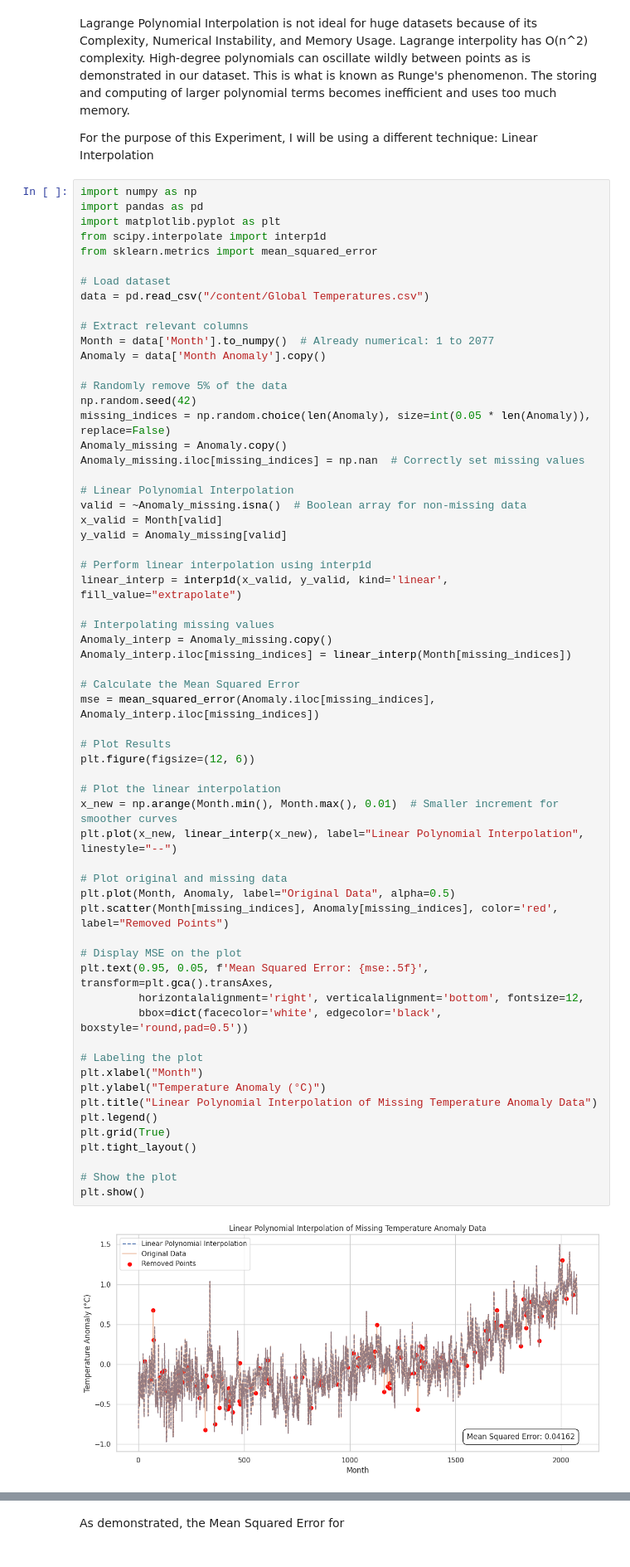
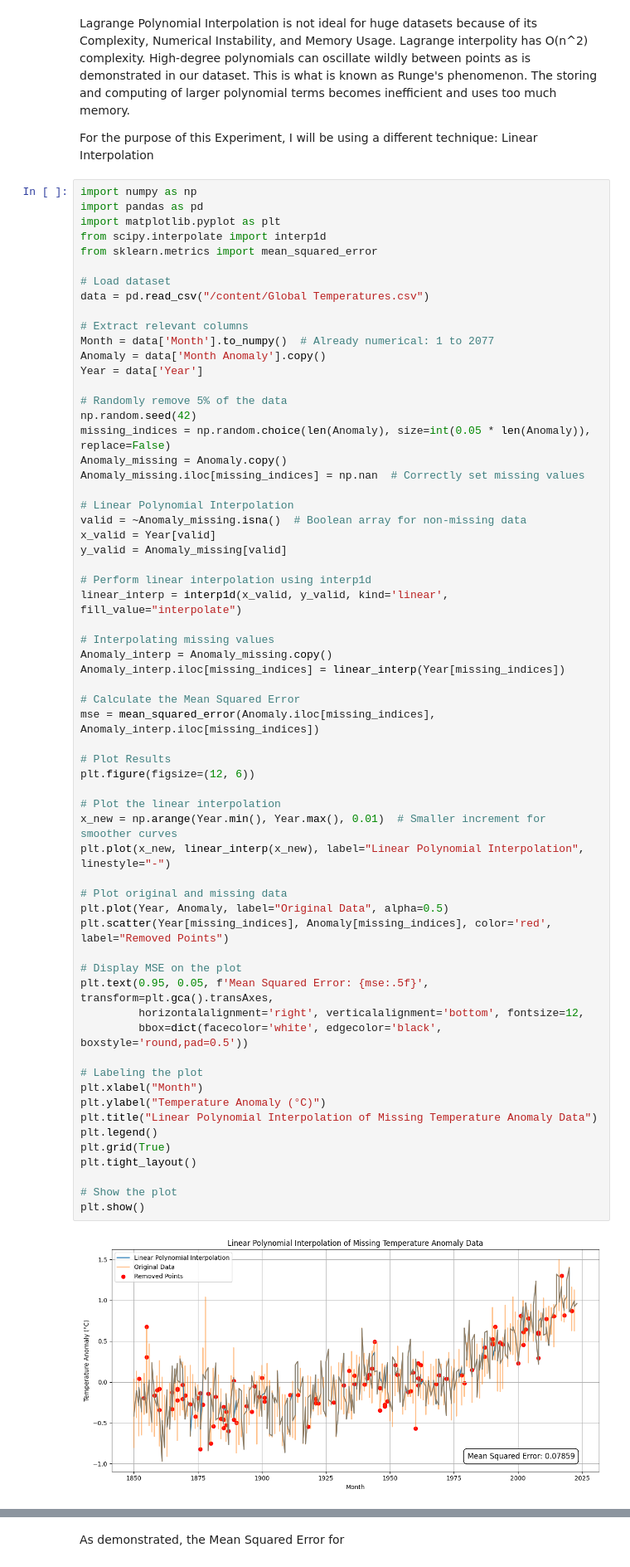
Before and after one commit to not-rudy/Applied-Computational-Methods, a Jupyter notebook: FinalProject.ipynb, the cells around one changed output, grey strips where cells are left out. Shown: that part at 83% size. Saved outputs shown, nothing was run; the diff lists cells and outputs as text.

```diff
--- a/FinalProject.ipynb
+++ b/FinalProject.ipynb
@@ -61,6 +60,7 @@ data = pd.read_csv("/content/Global Temperatures.csv")
 # Extract relevant columns
 Month = data['Month'].to_numpy()  # Already numerical: 1 to 2077
 Anomaly = data['Month Anomaly'].copy()
+Year = data['Year']
 
 # Randomly remove 5% of the data
 np.random.seed(42)
@@ -70,47 +70,47 @@ Anomaly_missing.iloc[missing_indices] = np.nan  # Correctly set missing values
 
 # Linear Polynomial Interpolation
 valid = ~Anomaly_missing.isna()  # Boolean array for non-missing data
-x_valid = Month[valid]
+x_valid = Year[valid]
 y_valid = Anomaly_missing[valid]
 
 # Perform linear interpolation using interp1d
-linear_interp = interp1d(x_valid, y_valid, kind='linear', fill_value="extrapolate")
+linear_interp = interp1d(x_valid, y_valid, kind='linear', fill_value="interpolate")
 
 # Interpolating missing values
 Anomaly_interp = Anomaly_missing.copy()
-Anomaly_interp.iloc[missing_indices] = linear_interp(Month[missing_indices])
+Anomaly_interp.iloc[missing_indices] = linear_interp(Year[missing_indices])
 
 # Calculate the Mean Squared Error
 mse = mean_squared_error(Anomaly.iloc[missing_indices], Anomaly_interp.iloc[missing_indices])
 
 # Plot Results
 plt.figure(figsize=(12, 6))
 
 # Plot the linear interpolation
-x_new = np.arange(Month.min(), Month.max(), 0.01)  # Smaller increment for smoother curves
-plt.plot(x_new, linear_interp(x_new), label="Linear Polynomial Interpolation", linestyle="--")
+x_new = np.arange(Year.min(), Year.max(), 0.01)  # Smaller increment for smoother curves
+plt.plot(x_new, linear_interp(x_new), label="Linear Polynomial Interpolation", linestyle="-")
 
 # Plot original and missing data
-plt.plot(Month, Anomaly, label="Original Data", alpha=0.5)
-plt.scatter(Month[missing_indices], Anomaly[missing_indices], color='red', label="Removed Points")
+plt.plot(Year, Anomaly, label="Original Data", alpha=0.5)
+plt.scatter(Year[missing_indices], Anomaly[missing_indices], color='red', label="Removed Points")
 
 # Display MSE on the plot
 plt.text(0.95, 0.05, f'Mean Squared Error: {mse:.5f}', transform=plt.gca().transAxes,
          horizontalalignment='right', verticalalignment='bottom', fontsize=12,
          bbox=dict(facecolor='white', edgecolor='black', boxstyle='round,pad=0.5'))
 
 # Labeling the plot
 plt.xlabel("Month")
 plt.ylabel("Temperature Anomaly (°C)")
 plt.title("Linear Polynomial Interpolation of Missing Temperature Anomaly Data")
 plt.legend()
 plt.grid(True)
 plt.tight_layout()
 
 # Show the plot
 plt.show()
 # %% [output]
-[figure, old version]
+[figure, new version]
 # %%
 ## Using Cubic Spline Interpolation
 
```
Also changed, not shown: parts of 5 cells of this notebook.
